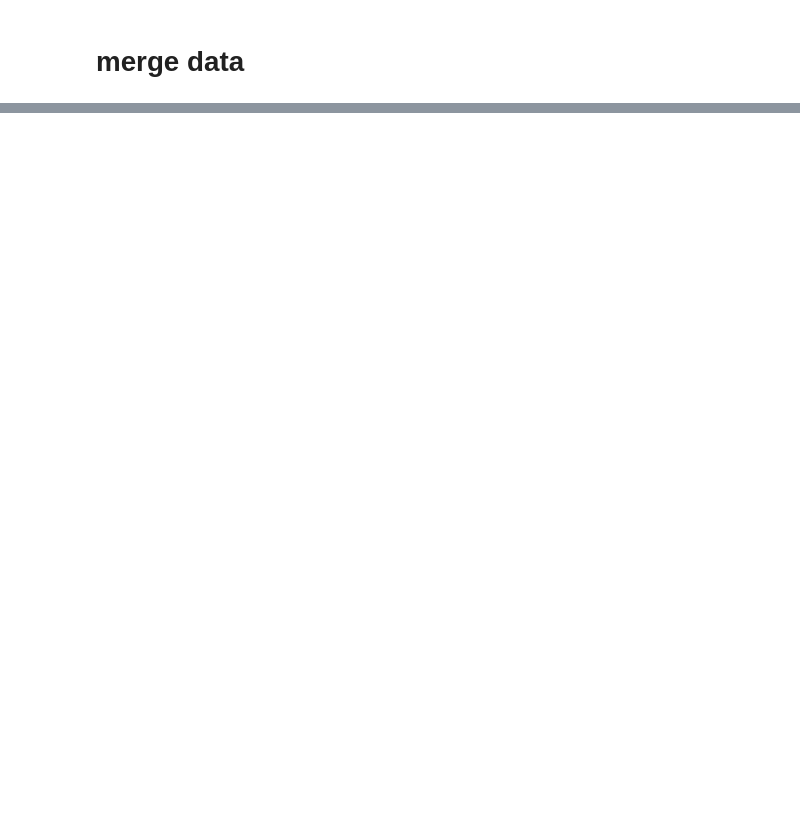
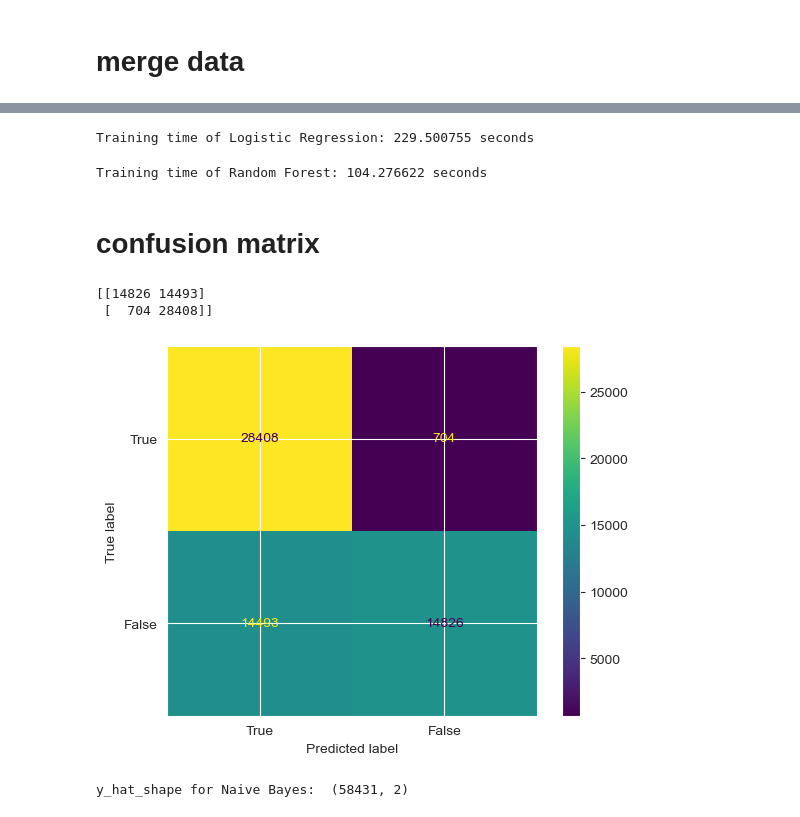
Before and after one commit to chunwei-ong/SC1015, a Jupyter notebook: proj_code.ipynb, the cells around one changed output, grey strips where cells are left out. Drawn from its saved outputs; the diff is of its cells as text; code cells hidden in the pictures; blank space fills up the shorter version.

```diff
--- a/proj_code.ipynb
+++ b/proj_code.ipynb
@@ -182,0 +298,4 @@ plt.show()
+# %%
+y_df = pd.DataFrame(y)
+y_hate = np.array(y_df[0])
+y
@@ -182,0 +310,4 @@ plt.show()
+# %%
+cv = CountVectorizer(max_features = 2000)
+x = cv.fit_transform(train_upsampled['tweet']).toarray()
+x
@@ -182,0 +326,2 @@ plt.show()
+# %%
+x_train, x_test, y_train, y_test = train_test_split(x, y_hate, test_size = 0.25, random_state = 1)
@@ -182,0 +330,12 @@ plt.show()
+# %%
+# Using Naive Bayes Classifier
+
+classifier_np = GaussianNB()
+
+# Start timer
+start_time = time.time()
+
+classifier_np.fit(x_train, y_train)
+
+# End timer
+end_time = time.time()
@@ -182,0 +399,7 @@ plt.show()
+# %%
+# Calculate training time
+training_time = end_time - start_time
+
+print(f"Training time of Logistic Regression: {training_time:.6f} seconds")
+# %% [output]
+Training time of Logistic Regression: 229.500755 seconds
@@ -182,0 +418,30 @@ plt.show()
+# %%
+# Calculate training time
+training_time = end_time - start_time
+
+print(f"Training time of Random Forest: {training_time:.6f} seconds")
+# %% [output]
+Training time of Random Forest: 104.276622 seconds
+# %% [markdown]
+# confusion matrix
+# %%
+#Naive Bayes
+y_pred_np = classifier_np.predict(x_test)
+cm = confusion_matrix(y_test, y_pred_np)
+print(cm)
+
+cm_display = metrics.ConfusionMatrixDisplay(confusion_matrix = confusion_matrix(y_test, y_pred_np, labels = [1,0]), display_labels = [True, False])
+cm_display.plot()
+plt.show()
+# %% [output]
+[[14826 14493]
+ [  704 28408]]
+[figure, added]
+# %%
+yhat_np = classifier_np.predict_proba(x_test)
+print('y_hat_shape for Naive Bayes: ',yhat_np.shape)
+yhat_np = yhat_np[:, 1]
+fpr_np, tpr_np, _ = metrics.roc_curve(y_test, yhat_np)
+auc_np = round(metrics.roc_auc_score(y_test, yhat_np), 4)
+# %% [output]
+y_hat_shape for Naive Bayes:  (58431, 2)
```
Also changed, not shown: parts of 43 cells of this notebook.
